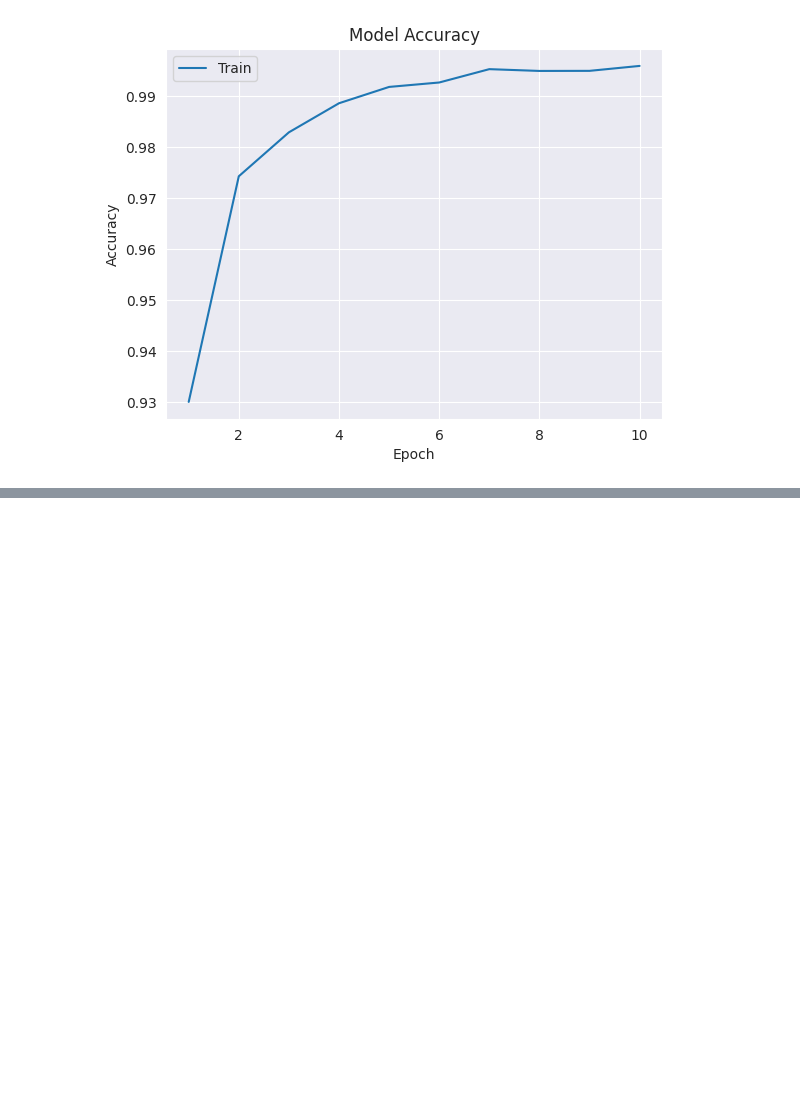
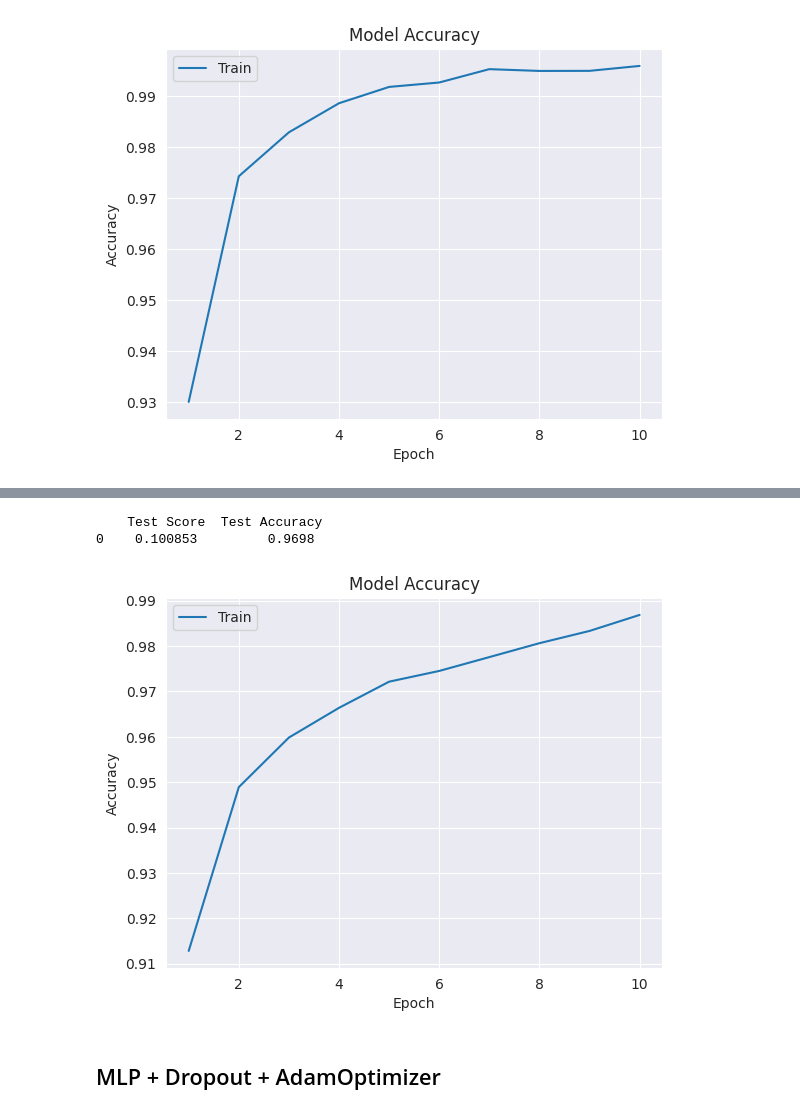
Before and after one commit to mjmousavi97/Deep-Learning-Tehran-uni, a Jupyter notebook: HomeWorks/01 HW/image_classification_mnist.ipynb, the cells around one changed output, grey strips where cells are left out. Saved outputs shown, nothing was run; the diff lists cells and outputs as text; code cells hidden in the pictures; blank space fills up the shorter version.

Commit message:
Tested the effect of normalization on the neural network performance

```diff
--- a/HomeWorks/01 HW/image_classification_mnist.ipynb
+++ b/HomeWorks/01 HW/image_classification_mnist.ipynb
@@ -159,7 +161,7 @@ ___
 from tensorflow.keras.models import Sequential
 from tensorflow.keras.layers import Dense, Activation
 # %%
-output_dim = y_train[0].shape
+output_dim = y_train[0].shape[0]
 input_dim = X_train[0].shape
 print(f'output_dim: {output_dim}')
 print(f'input_dim: {input_dim}')
@@ -428,0 +458,9 @@ plot_accuracy(history)
+# %%
+model_batch = Sequential()
+model_batch.add(Dense(512, activation='sigmoid', input_shape=input_dim, kernel_initializer=RandomNormal(mean=0.0, stddev=0.039, seed=None)))
+model_batch.add(BatchNormalization())
+model_batch.add(Dense(128, activation='sigmoid', kernel_initializer=RandomNormal(mean=0.0, stddev=0.55, seed=None)))
+model_batch.add(BatchNormalization())
+model_batch.add(Dense(output_dim, activation='softmax'))
+
+model_batch.summary()
@@ -428,0 +487,3 @@ plot_accuracy(history)
+# %%
+model_batch.compile(optimizer='adam', loss='categorical_crossentropy', metrics=['accuracy'])
+history = model_batch.fit(X_train, y_train, batch_size=batch_size, epochs=n_epochs)
@@ -428,0 +511,9 @@ plot_accuracy(history)
+# %%
+score_table(model_batch)
+plot_accuracy(history)
+# %% [output]
+    Test Score  Test Accuracy
+0    0.100853         0.9698
+[figure, added]
+# %% [markdown]
+## MLP + Dropout + AdamOptimizer
```
Also changed, not shown: parts of 24 cells of this notebook.
